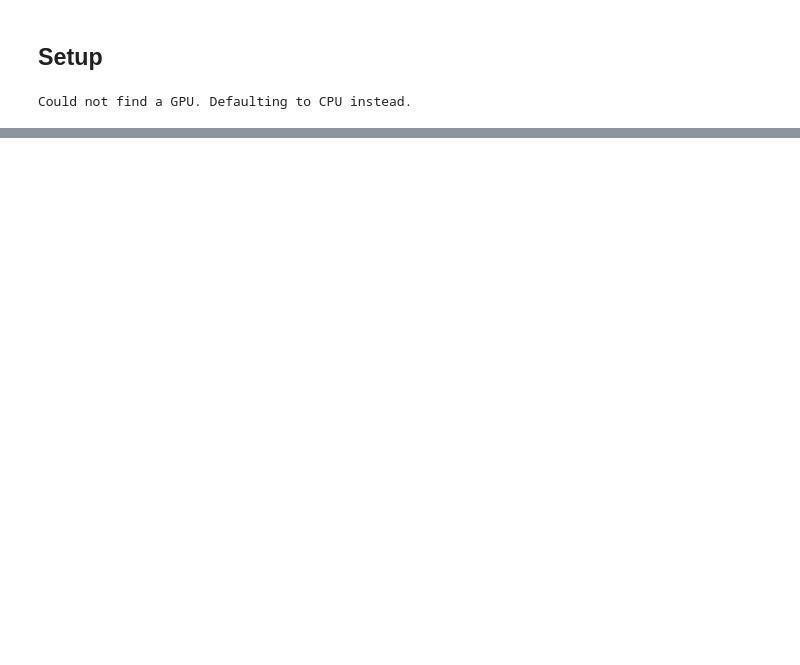
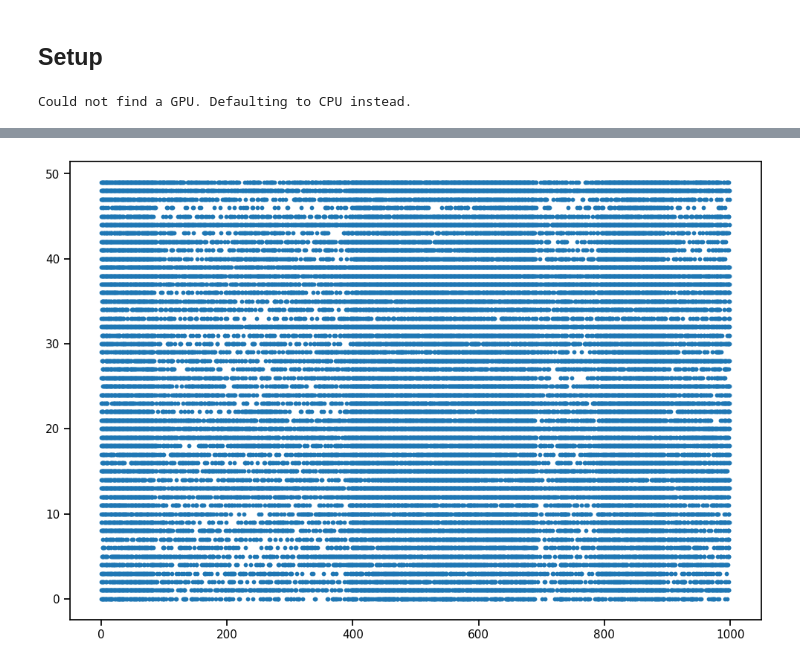
Before and after one commit to lindermanlab/ppseq-pytorch, a Jupyter notebook: notebooks/synthetic_demo.ipynb, the cells around one changed output, grey strips where cells are left out. Drawn from its saved outputs; the diff is of its cells as text; code cells hidden in the pictures; blank space fills up the shorter version.

```diff
--- a/notebooks/synthetic_demo.ipynb
+++ b/notebooks/synthetic_demo.ipynb
@@ -28,19 +46,23 @@ Could not find a GPU. Defaulting to CPU instead.
 # %%
 # Use GLM-based generator with dynamic background
 N, T, K, D, P = 50, 1000, 2, 10, 4
 seed = 1  # set to None for different random draws each run
 num_segments = 8
 # Dense segments get positive offsets in log-rate; sparse segments get negative.
 # Tune magnitude ranges to control contrast between dense and sparse periods.
 dense_strength_range = (0.4, 1.0)
 sparse_strength_range = (0.2, 0.8)
 X, lambdas, alpha, beta, X_cov, true_a, true_w, lambda_bg = generate_data_glm(
     N=N, T=T, K=K, D=D, P=P, seed=seed,
     num_segments=num_segments,
     dense_strength_range=dense_strength_range,
     sparse_strength_range=sparse_strength_range,
 )
 
 # Move to device
 data = X.to(device)
 num_neurons, num_timesteps = data.shape
+
+plot_sorted_neurons(data)
+# %% [output]
+[figure, added]
```
Also changed, not shown: parts of 17 cells of this notebook.
